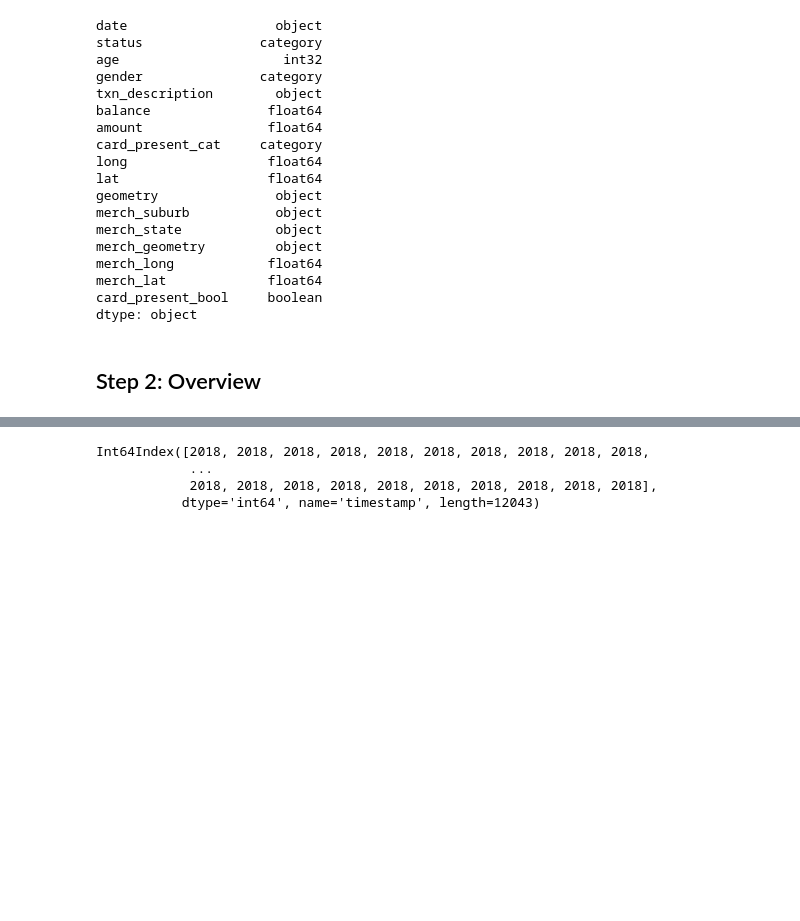
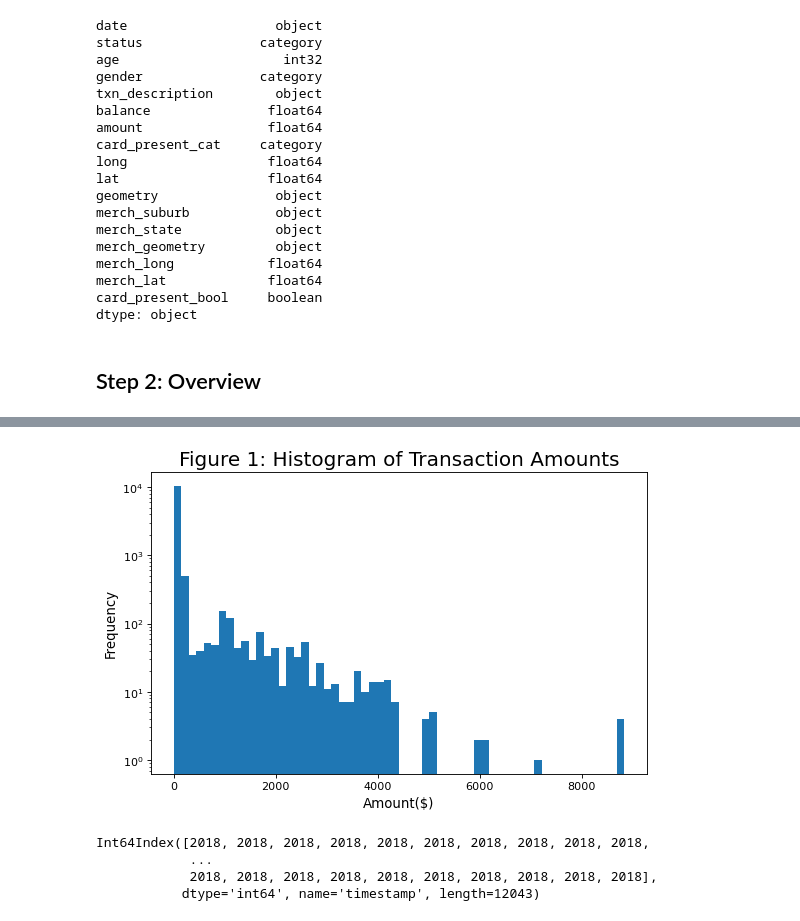
Before and after one commit to isaackarwailow/ANZ, a Jupyter notebook: EDA.ipynb, the cells around one changed output, grey strips where cells are left out. Saved outputs shown, nothing was run; the diff lists cells and outputs as text; code cells hidden in the pictures; blank space fills up the shorter version.

```diff
--- a/EDA.ipynb
+++ b/EDA.ipynb
@@ -172,3 +210,18 @@ dtype: object
+# %%
+# draw figure and axes
+fig, ax = plt.subplots(figsize=(8,5), dpi=80)
+# plot histogram with matplotlib library using amount values
+plt.hist(x=df.amount, bins=60)
+# apply title, labels and font size
+plt.xlabel('Amount($)', fontsize=12)
+plt.ylabel('Frequency', fontsize=12)
+plt.title('Figure 1: Histogram of Transaction Amounts', fontsize=18)
+# apply log transformation to the positively skewed data to get a better visual
+ax.set_yscale('log')
+# save figure to file
+fig.savefig('hist1.jpg')
+# %% [output]
+[figure, added]
 # %%
 df.index.year
 # %% [output]
```
Also changed, not shown: parts of 6 cells of this notebook, 1 other file.
